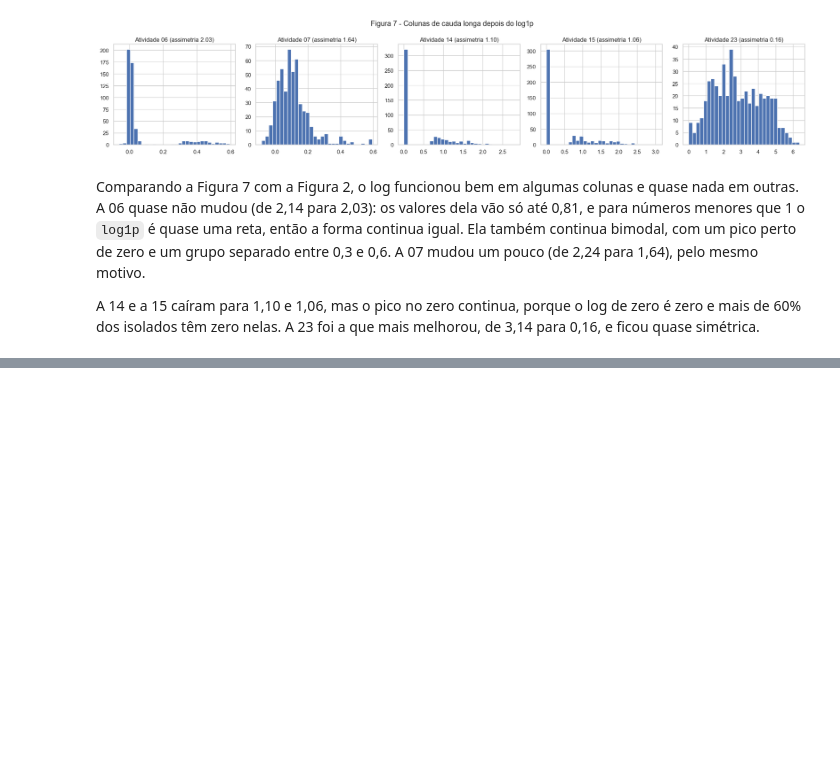
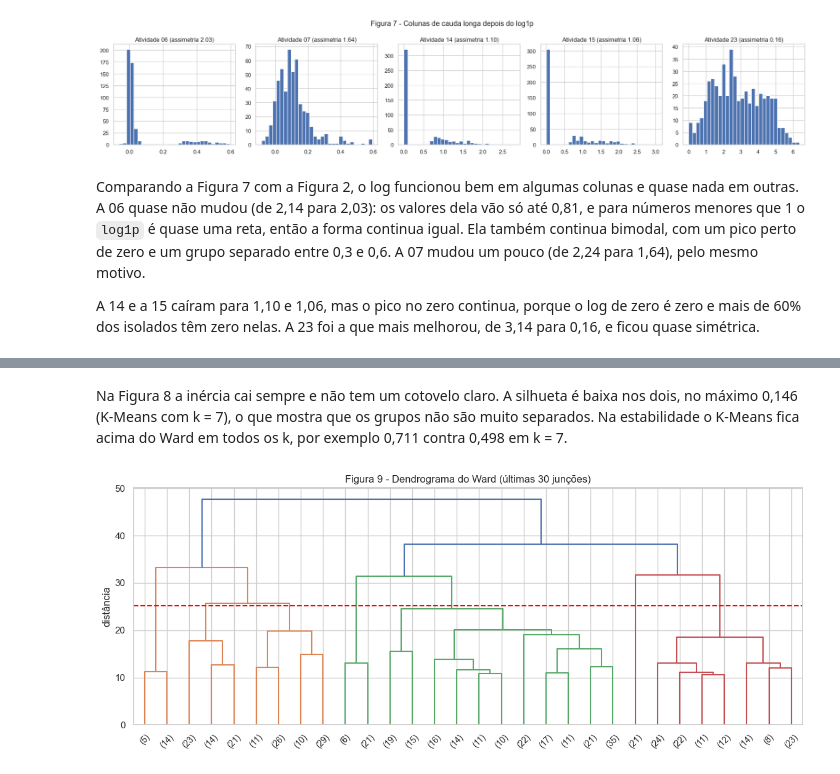
Before and after one commit to dharahadi/t1-aprendizado-maquina, a Jupyter notebook: T1_Regenera.ipynb, the cells around one changed output, grey strips where cells are left out. Saved outputs shown, nothing was run; the diff lists cells and outputs as text; code cells hidden in the pictures; blank space fills up the shorter version.

```diff
--- a/T1_Regenera.ipynb
+++ b/T1_Regenera.ipynb
@@ -526,0 +594,13 @@ A 14 e a 15 caíram para 1,10 e 1,06, mas o pico no zero continua, porque o log
+# %% [markdown]
+Na Figura 8 a inércia cai sempre e não tem um cotovelo claro. A silhueta é baixa nos dois, no máximo 0,146 (K-Means com k = 7), o que mostra que os grupos não são muito separados. Na estabilidade o K-Means fica acima do Ward em todos os k, por exemplo 0,711 contra 0,498 em k = 7.
+# %%
+Z = linkage(X, method="ward")
+
+plt.figure(figsize=(14, 5))
+dendrogram(Z, truncate_mode="lastp", p=30)
+plt.axhline((Z[-7, 2] + Z[-6, 2]) / 2, color="red", linestyle="--")  # altura do corte em 7 grupos
+plt.title("Figura 9 - Dendrograma do Ward (últimas 30 junções)")
+plt.ylabel("distância")
+plt.show()
+# %% [output]
+[figure, added]
```
Also changed, not shown: parts of 17 cells of this notebook.
